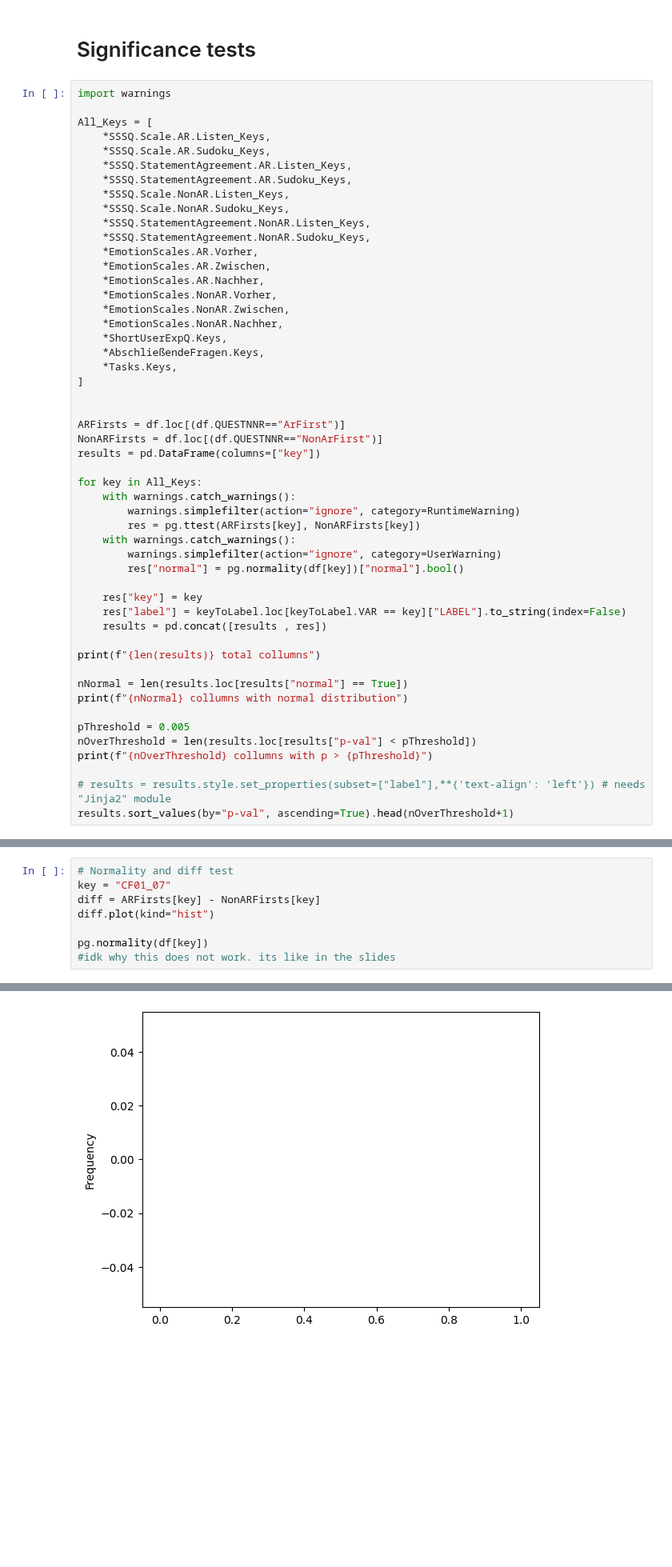
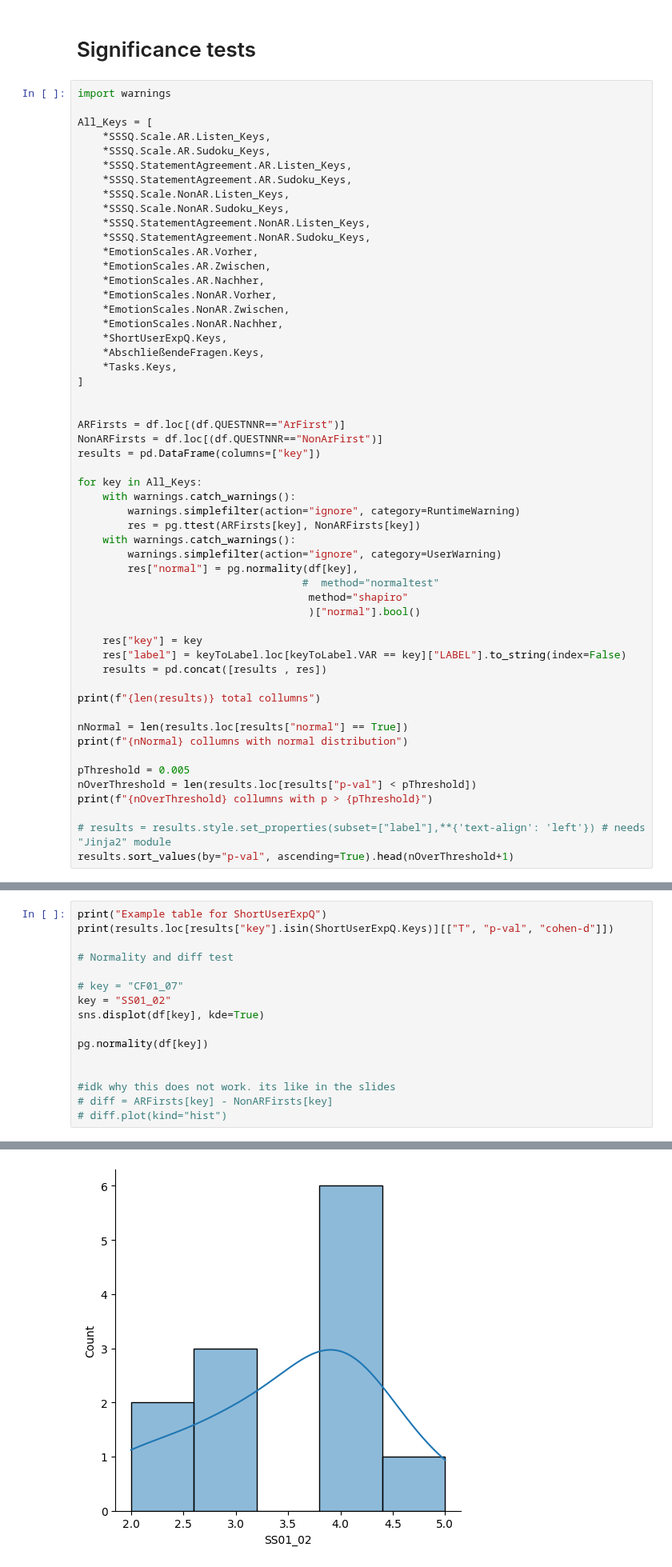
Before and after one commit to BrunoBerger/Zen-Office, a Jupyter notebook: Auswertung/plots.ipynb, the cells around one changed output, grey strips where cells are left out. Shown at 80% size. Drawn from its saved outputs; the diff is of its cells as text; blank space fills up the shorter version.

Commit message:
get normal table + histogram test

```diff
--- a/Auswertung/plots.ipynb
+++ b/Auswertung/plots.ipynb
@@ -427,7 +427,10 @@ for key in All_Keys:
         res = pg.ttest(ARFirsts[key], NonARFirsts[key])
     with warnings.catch_warnings():
         warnings.simplefilter(action="ignore", category=UserWarning)
-        res["normal"] = pg.normality(df[key])["normal"].bool()
+        res["normal"] = pg.normality(df[key],
+                                    #  method="normaltest"
+                                     method="shapiro"
+                                     )["normal"].bool()
 
     res["key"] = key
     res["label"] = keyToLabel.loc[keyToLabel.VAR == key]["LABEL"].to_string(index=False)
@@ -455,11 +458,19 @@ results.sort_values(by="p-val", ascending=True).head(nOverThreshold+1)
 | T-test | SS01_02 | 3.813850 | 10.0 | two-sided | 0.003408 | [0.55, 2.11] | 2.201928 | 11.23 | 0.928996 | True | AR_Listen FeelingScale: Aufmerksam |
 | T-test | EM04_01 | 3.162278 | 10.0 | two-sided | 0.010120 | [0.3, 1.7] | 1.825742 | 5.178 | 0.812807 | False | EmoScales NonAR Vorher: Freude |
 # %%
+print("Example table for ShortUserExpQ")
+print(results.loc[results["key"].isin(ShortUserExpQ.Keys)][["T", "p-val", "cohen-d"]])
+
 # Normality and diff test
-key = "CF01_07"
-diff = ARFirsts[key] - NonARFirsts[key]
-diff.plot(kind="hist")
+
+# key = "CF01_07"
+key = "SS01_02"
+sns.displot(df[key], kde=True)
 
 pg.normality(df[key])
+
+
 #idk why this does not work. its like in the slides
+# diff = ARFirsts[key] - NonARFirsts[key]
+# diff.plot(kind="hist")
 # %% [output]
@@ -468 +489 @@ pg.normality(df[key])
-[figure, old version]
+[figure, new version]
```
Also changed, not shown: parts of 1 cell of this notebook.
